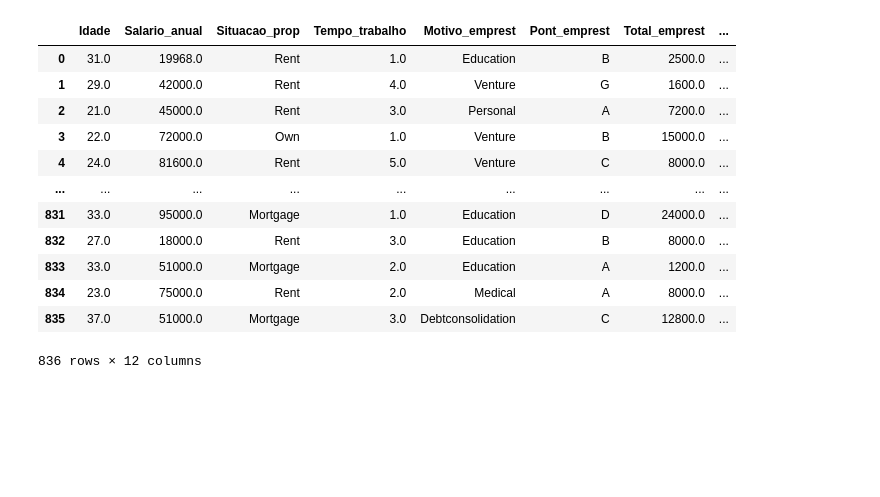
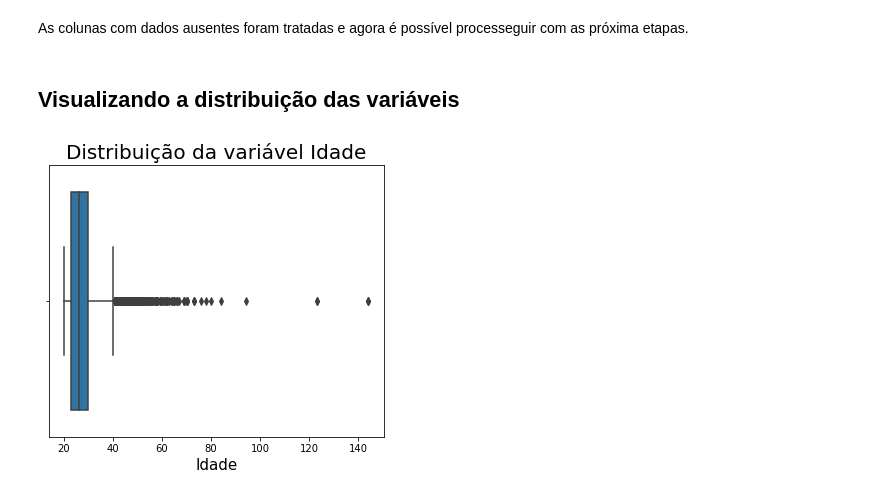
Before and after one commit to MateusSampaio1/Alura_Cash, a Jupyter notebook: Notebook/AluraCash_1°Semana.ipynb, the cells around one changed output. Cells and saved outputs as stored; diff of their text form; code cells hidden in the pictures; blank space fills up the shorter version.

```diff
--- a/Notebook/AluraCash_1°Semana.ipynb
+++ b/Notebook/AluraCash_1°Semana.ipynb
@@ -46,0 +134,12 @@ memory usage: 93.9+ KB
+# %%
+# Calculando a mediana e substituindo os valores faltantes(Salário anual)
+mediana = df['Salario_anual'].median()
+df['Salario_anual'].fillna(mediana, inplace = True)
+# %%
+# Calculando a mediana e substituindo os valores faltantes(Total Empréstimo)
+mediana = df['Total_emprest'].median()
+df['Total_emprest'].fillna(mediana, inplace = True)
+# %%
+# Calculando a mediana e substituindo os valores faltantes(Renda Percentual)
+mediana = df['Renda_pecentual'].median()
+df['Renda_pecentual'].fillna(mediana, inplace = True)
@@ -47,21 +188,13 @@ memory usage: 93.9+ KB
+# %% [markdown]
+As colunas com dados ausentes foram tratadas e agora é possível processeguir com as próxima etapas.
+# %% [markdown]
+## Visualizando a distribuição das variáveis
 # %%
-# Removendo as linhas com valores nulos do dataset
-df = df.dropna()
-
-#resetando o index
-df.reset_index(inplace = True, drop = True)
-df
+# Boxplot da variável Idade.
+ax = sns.boxplot(x = 'Idade', data = df)
+ax.figure.set_size_inches(6,5)
+ax.set_title('Distribuição da variável Idade', fontsize = 20)
+ax.set_xlabel('Idade', fontsize = 15)
+ax = ax
 # %% [output]
-|  | Idade | Salario_anual | Situacao_prop | Tempo_trabalho | Motivo_emprest | Pont_emprest | Total_emprest | ... |
-| 0 | 31.0 | 19968.0 | Rent | 1.0 | Education | B | 2500.0 | ... |
-| 1 | 29.0 | 42000.0 | Rent | 4.0 | Venture | G | 1600.0 | ... |
-| 2 | 21.0 | 45000.0 | Rent | 3.0 | Personal | A | 7200.0 | ... |
-| 3 | 22.0 | 72000.0 | Own | 1.0 | Venture | B | 15000.0 | ... |
-| 4 | 24.0 | 81600.0 | Rent | 5.0 | Venture | C | 8000.0 | ... |
-| ... | ... | ... | ... | ... | ... | ... | ... | ... |
-| 831 | 33.0 | 95000.0 | Mortgage | 1.0 | Education | D | 24000.0 | ... |
-| 832 | 27.0 | 18000.0 | Rent | 3.0 | Education | B | 8000.0 | ... |
-| 833 | 33.0 | 51000.0 | Mortgage | 2.0 | Education | A | 1200.0 | ... |
-| 834 | 23.0 | 75000.0 | Rent | 2.0 | Medical | A | 8000.0 | ... |
-| 835 | 37.0 | 51000.0 | Mortgage | 3.0 | Debtconsolidation | C | 12800.0 | ... |
-836 rows × 12 columns
+[figure, added]
```
Also changed, not shown: parts of 59 cells of this notebook.
